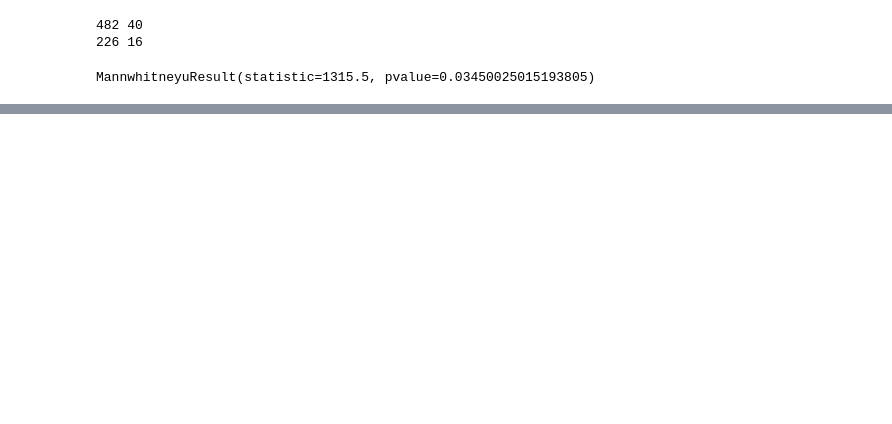
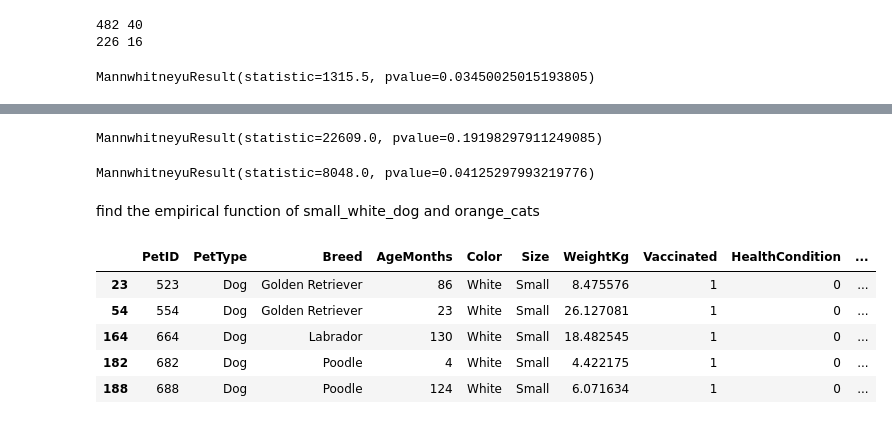
Before and after one commit to tsents/Statistical-Theory-Project, a Jupyter notebook: data.ipynb, the cells around one changed output, grey strips where cells are left out. Saved outputs shown, nothing was run; the diff lists cells and outputs as text; code cells hidden in the pictures; blank space fills up the shorter version.

```diff
--- a/data.ipynb
+++ b/data.ipynb
@@ -43,0 +35,10 @@ MannwhitneyuResult(statistic=2162.5, pvalue=0.099646495860501)
+# %%
+U_test(data_frame,pet_type='Cat',color='Orange',direction='greater')
+# %% [output]
+MannwhitneyuResult(statistic=22609.0, pvalue=0.19198297911249085)
+# %%
+U_test(data_frame,pet_type='Dog',size='Small',color='White',direction='less')
+# %% [output]
+MannwhitneyuResult(statistic=8048.0, pvalue=0.04125297993219776)
+# %% [markdown]
+find the empirical function of small_white_dog and orange_cats
@@ -43,0 +89,12 @@ MannwhitneyuResult(statistic=2162.5, pvalue=0.099646495860501)
+# %%
+dogs = data_frame.query("PetType == 'Dog'")
+white_dogs = dogs.query("Color == 'White'")
+small_dogs = white_dogs.query("Size == 'Small'")
+small_dogs.head()
+# %% [output]
+|  | PetID | PetType | Breed | AgeMonths | Color | Size | WeightKg | Vaccinated | HealthCondition | ... |
+| 23 | 523 | Dog | Golden Retriever | 86 | White | Small | 8.475576 | 1 | 0 | ... |
+| 54 | 554 | Dog | Golden Retriever | 23 | White | Small | 26.127081 | 1 | 0 | ... |
+| 164 | 664 | Dog | Labrador | 130 | White | Small | 18.482545 | 1 | 0 | ... |
+| 182 | 682 | Dog | Poodle | 4 | White | Small | 4.422175 | 1 | 0 | ... |
+| 188 | 688 | Dog | Poodle | 124 | White | Small | 6.071634 | 1 | 0 | ... |
```
Also changed, not shown: parts of 6 cells of this notebook.
